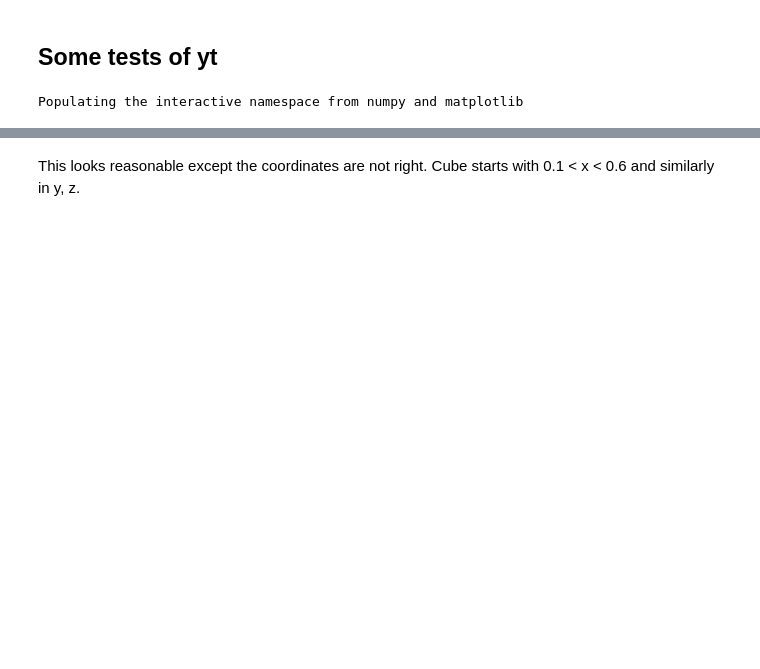
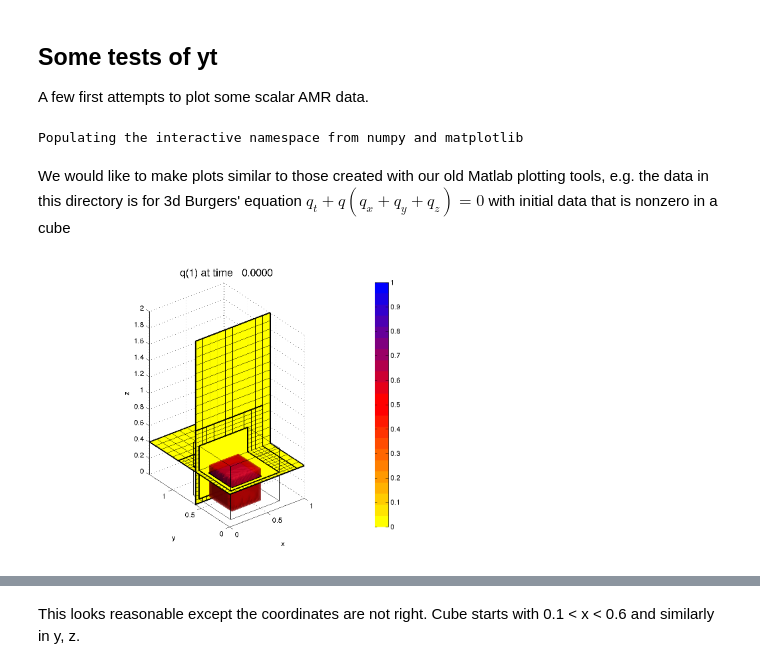
Before and after one commit to clawpack/yt_tests, a Jupyter notebook: burgers_3d_cubedata/yt_plots.ipynb, the cells around one changed output, grey strips where cells are left out. Drawn from its saved outputs; the diff is of its cells as text; code cells hidden in the pictures; blank space fills up the shorter version.

```diff
--- a/burgers_3d_cubedata/yt_plots.ipynb
+++ b/burgers_3d_cubedata/yt_plots.ipynb
@@ -1,5 +1,7 @@
 # %% [markdown]
 ## Some tests of yt
+
+A few first attempts to plot some scalar AMR data.
 # %%
 %pylab inline
 # %% [output]
@@ -10,3 +12,9 @@ import numpy as np
 import matplotlib.pyplot as plt
 import yt
 from IPython.display import Image
+# %% [markdown]
+We would like to make plots similar to those created with our old Matlab plotting tools, e.g. the data in this directory is for 3d Burgers' equation $q_t + q(q_x + q_y + q_z) = 0$ with initial data that is nonzero in a cube
+# %%
+Image('frame0.png', width=400)
+# %% [output]
+[figure, added]
```
Also changed, not shown: parts of 12 cells of this notebook.
